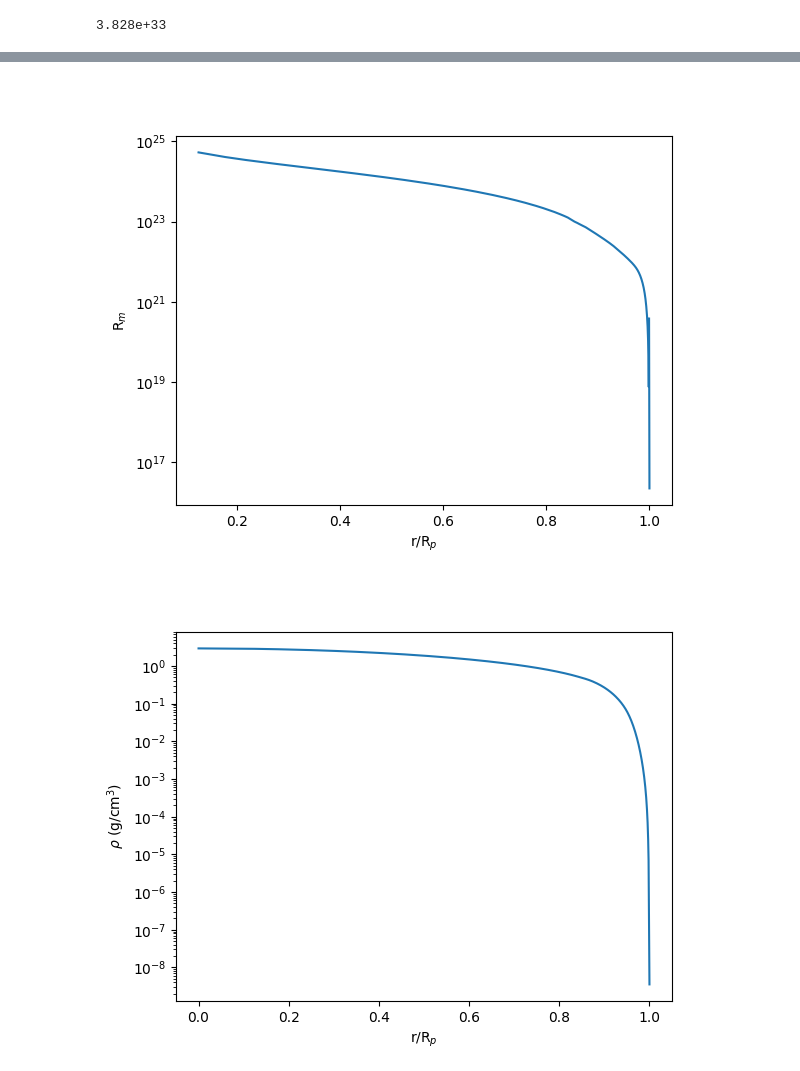
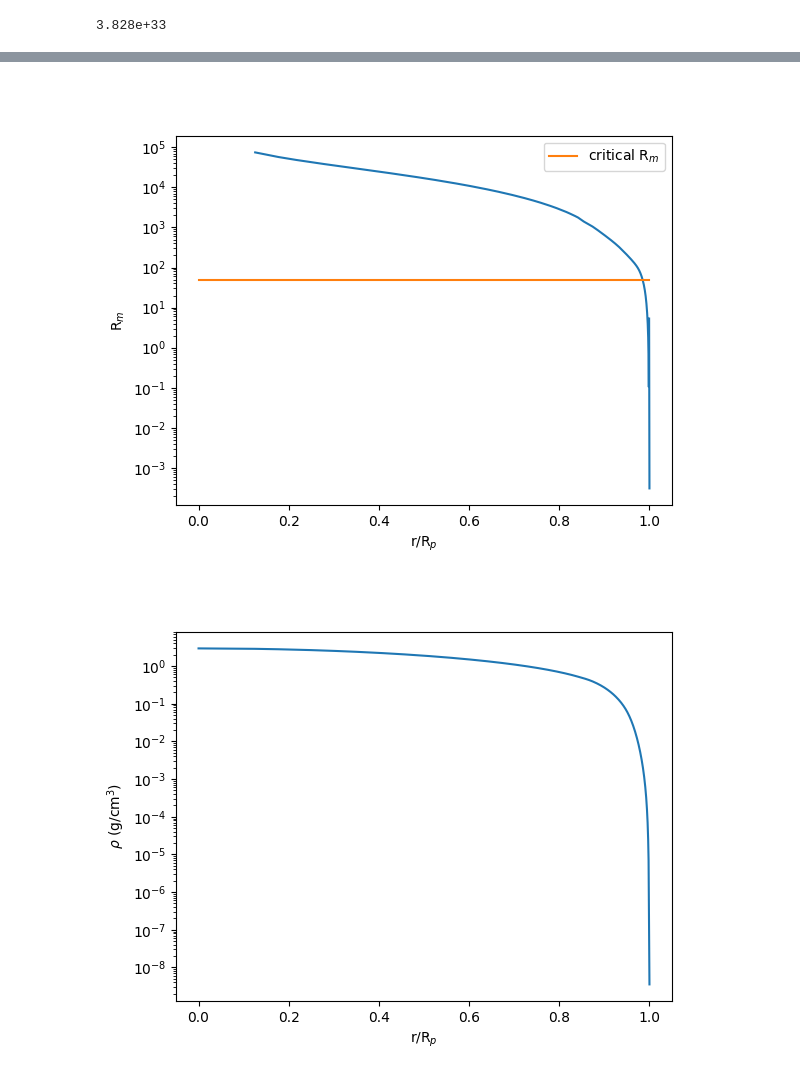
Before and after one commit to olwenrering/Gas-Dynamics-Project, a Jupyter notebook: test.ipynb, the cells around one changed output, grey strips where cells are left out. Cells and saved outputs as stored; diff of their text form; code cells hidden in the pictures.

```diff
--- a/test.ipynb
+++ b/test.ipynb
@@ -260,14 +284,18 @@ plt.close('all')
 # %%
-Rm = mdl.vconv*mdl.lmix/(T**(-3/2)*1e-7*1)
+c = 3*10**10
+eta = c**2/(4*np.pi*10**7*T**(3/2))
+Rm = mdl.vconv*mdl.lmix/eta
 
 plt.figure()
 plt.plot(r, Rm)
+plt.plot(r, 50*np.ones(len(Rm)), label=r'critical R$_m$')
 plt.xlabel(r'r/R$_p$')
 plt.ylabel(r'R$_m$')
 plt.yscale('log')
+plt.legend()
 plt.show()
 # %% [output]
-[figure, old version]
+[figure, new version]
 # %%
 rho = mdl.var[end][4]
 
```
Also changed, not shown: parts of 4 cells of this notebook.
